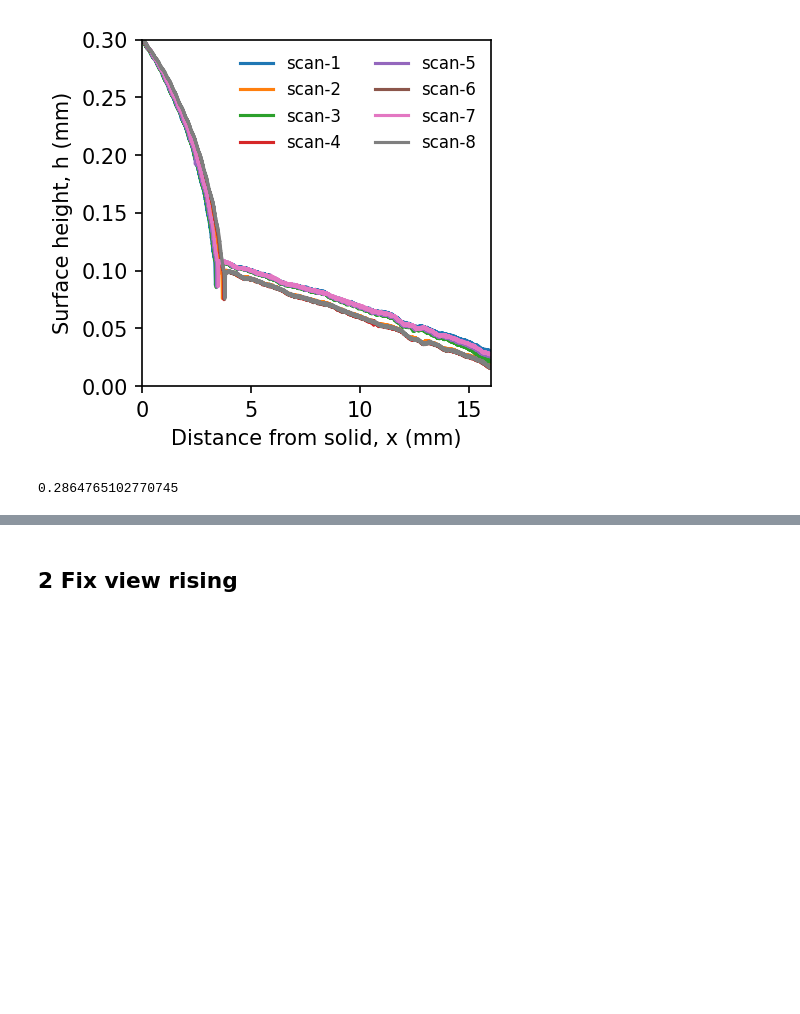
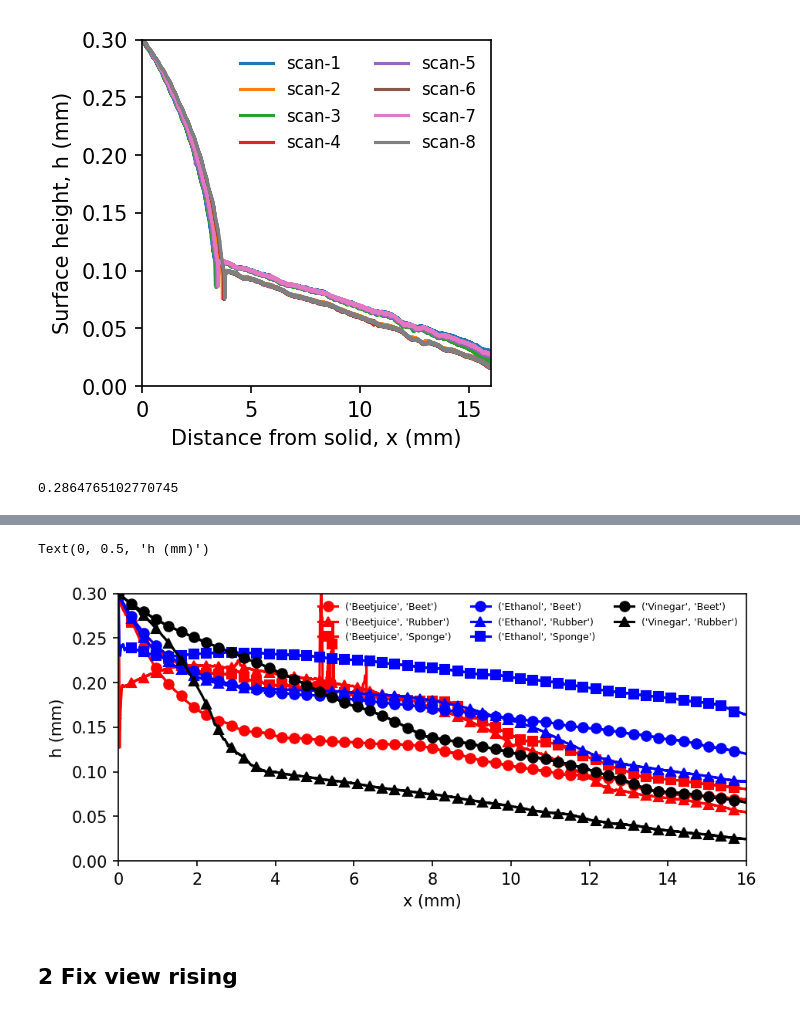
Before and after one commit to ZLoverty/WPM, a Jupyter notebook: Code/plots.ipynb, the cells around one changed output, grey strips where cells are left out. Drawn from its saved outputs; the diff is of its cells as text; code cells hidden in the pictures; blank space fills up the shorter version.

```diff
--- a/Code/plots.ipynb
+++ b/Code/plots.ipynb
@@ -46,3 +153,21 @@ np.arctan(0.05/10) / np.pi * 180
+# %%
+# read all_combine
+all_combine = pd.read_csv(os.path.join(folder, "all_combine.csv"), header=[0,1,2,3], index_col=0)
+# %%
+plt.figure(figsize=(7, 3), dpi=150)
+colors = {"Beetjuice": "red", "Ethanol": "blue", "Vinegar": "black"}
+markers = {"Beet": "o", "Sponge": "s", "Rubber": "^"}
+for name, new_df in all_combine.groupby(axis=1, level=[0,1]):
+    liquid, solid = name
+    plt.plot(new_df.index, new_df.mean(axis=1), color=colors[liquid], marker=markers[solid], markevery=200, label=name)
+plt.legend(frameon=False, fontsize=6, ncol=3)
+plt.xlim([0, 16])
+plt.ylim([0, 0.3])
+plt.xlabel("x (mm)")
+plt.ylabel("h (mm)")
+# %% [output]
+Text(0, 0.5, 'h (mm)')
+[figure, added]
 # %% [markdown]
 ## 2 Fix view rising
 # %%
```
Also changed, not shown: parts of 22 cells of this notebook.
